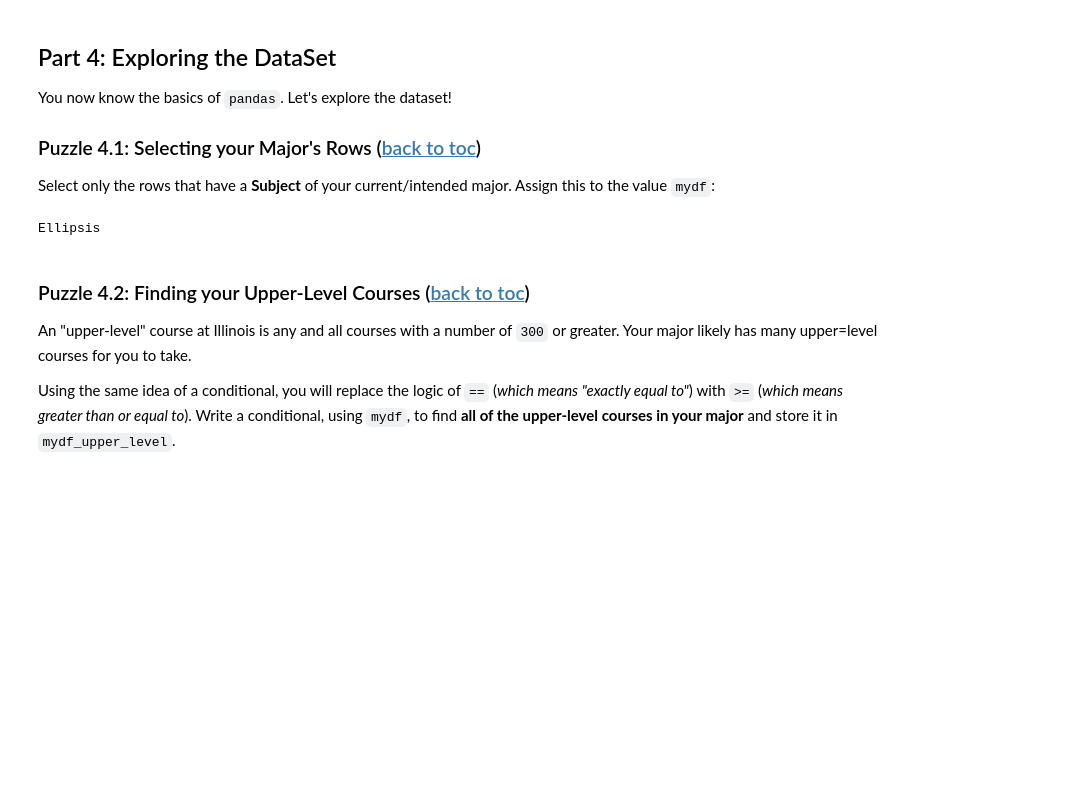
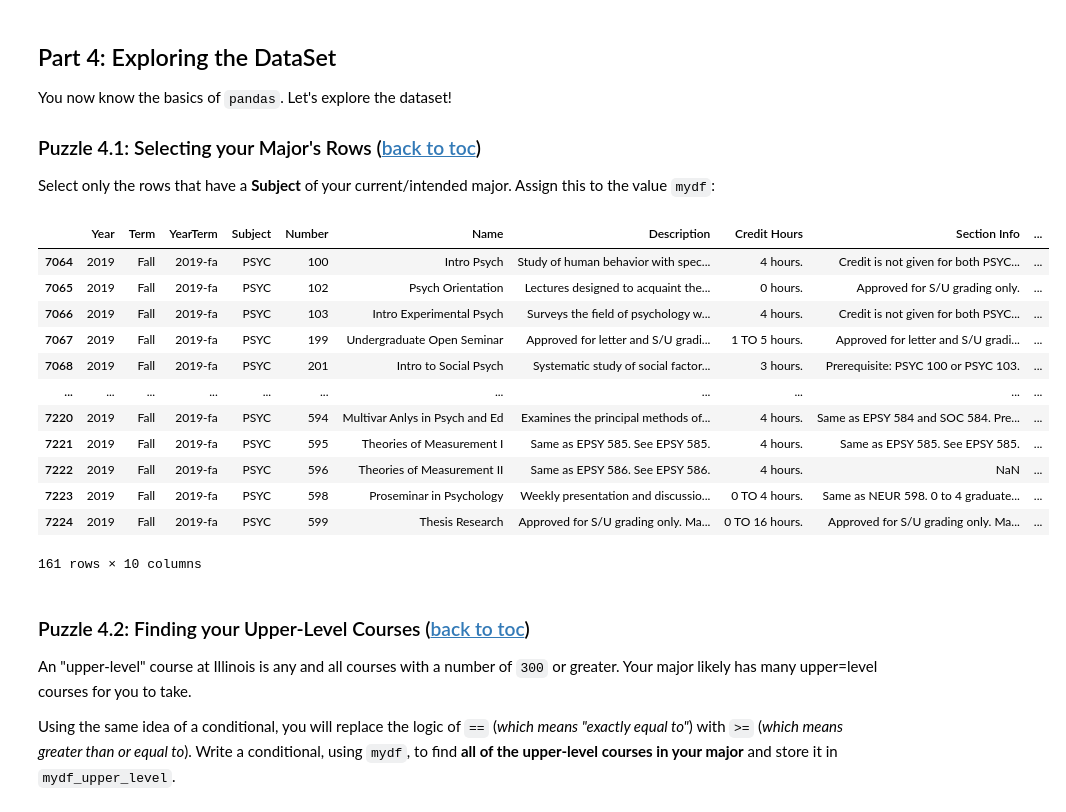
Before and after one commit to jmukkatt/stat107, a Jupyter notebook: lab_pandas/lab_pandas.ipynb, the cells around one changed output. Saved outputs shown, nothing was run; the diff lists cells and outputs as text; code cells hidden in the pictures; blank space fills up the shorter version.

```diff
--- a/lab_pandas/lab_pandas.ipynb
+++ b/lab_pandas/lab_pandas.ipynb
@@ -473,10 +578,22 @@ You now know the basics of `pandas`.  Let's explore the dataset!
 
 Select only the rows that have a **Subject** of your current/intended major.  Assign this to the value `mydf`:
 # %%
-mydf = ...
+mydf = df[df["Subject"] =='PSYC']
 mydf
 # %% [output]
+|  | Year | Term | YearTerm | Subject | Number | Name | Description | Credit Hours | Section Info | ... |
+| 7064 | 2019 | Fall | 2019-fa | PSYC | 100 | Intro Psych | Study of human behavior with spec... | 4 hours. | Credit is not given for both PSYC... | ... |
+| 7065 | 2019 | Fall | 2019-fa | PSYC | 102 | Psych Orientation | Lectures designed to acquaint the... | 0 hours. | Approved for S/U grading only. | ... |
+| 7066 | 2019 | Fall | 2019-fa | PSYC | 103 | Intro Experimental Psych | Surveys the field of psychology w... | 4 hours. | Credit is not given for both PSYC... | ... |
+| 7067 | 2019 | Fall | 2019-fa | PSYC | 199 | Undergraduate Open Seminar | Approved for letter and S/U gradi... | 1 TO 5 hours. | Approved for letter and S/U gradi... | ... |
+| 7068 | 2019 | Fall | 2019-fa | PSYC | 201 | Intro to Social Psych | Systematic study of social factor... | 3 hours. | Prerequisite: PSYC 100 or PSYC 103. | ... |
+| ... | ... | ... | ... | ... | ... | ... | ... | ... | ... | ... |
+| 7220 | 2019 | Fall | 2019-fa | PSYC | 594 | Multivar Anlys in Psych and Ed | Examines the principal methods of... | 4 hours. | Same as EPSY 584 and SOC 584. Pre... | ... |
+| 7221 | 2019 | Fall | 2019-fa | PSYC | 595 | Theories of Measurement I | Same as EPSY 585. See EPSY 585. | 4 hours. | Same as EPSY 585. See EPSY 585. | ... |
+| 7222 | 2019 | Fall | 2019-fa | PSYC | 596 | Theories of Measurement II | Same as EPSY 586. See EPSY 586. | 4 hours. | NaN | ... |
+| 7223 | 2019 | Fall | 2019-fa | PSYC | 598 | Proseminar in Psychology | Weekly presentation and discussio... | 0 TO 4 hours. | Same as NEUR 598. 0 to 4 graduate... | ... |
+| 7224 | 2019 | Fall | 2019-fa | PSYC | 599 | Thesis Research | Approved for S/U grading only. Ma... | 0 TO 16 hours. | Approved for S/U grading only. Ma... | ... |
-Ellipsis
+161 rows × 10 columns
 # %%
 # There are no automatic test cases here -- you need to make sure your output is correct!
 # Check over it to ensure it is what you expect to see!
```
Also changed, not shown: parts of 29 cells of this notebook, 1 other file.
